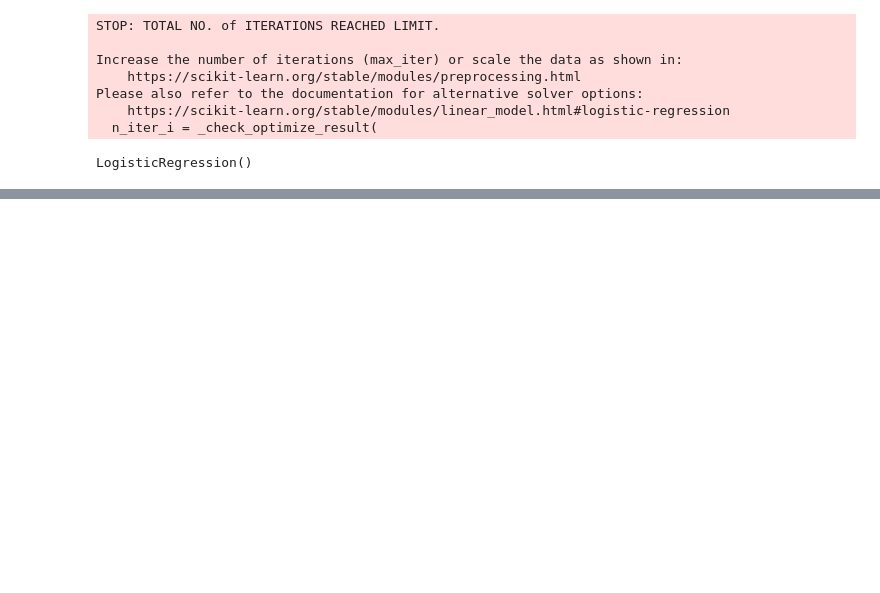
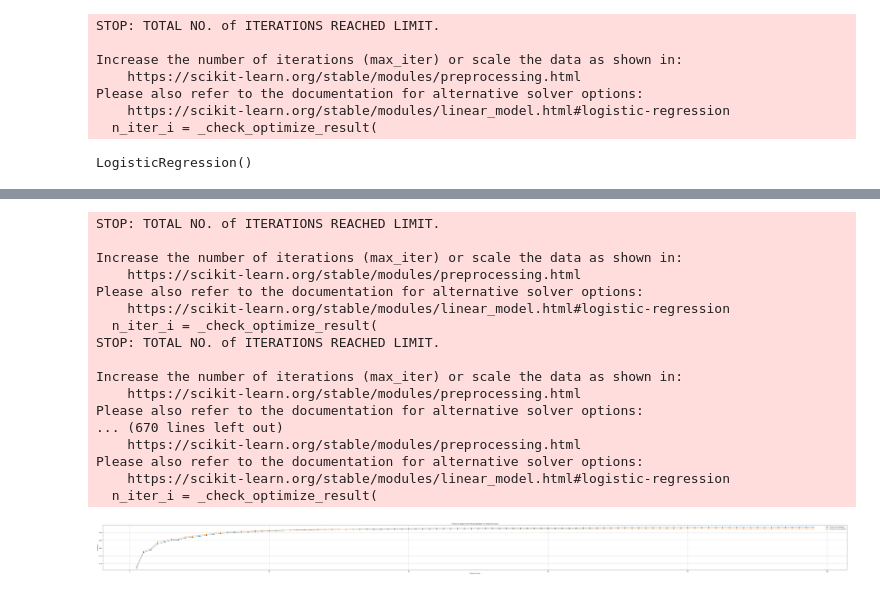
Before and after one commit to AnastasiaShynkarenko/AnastasiaShynkarenko.github.io, a Jupyter notebook: lab1.ipynb, the cells around one changed output, grey strips where cells are left out. Saved outputs shown, nothing was run; the diff lists cells and outputs as text; code cells hidden in the pictures; blank space fills up the shorter version.

```diff
--- a/lab1.ipynb
+++ b/lab1.ipynb
@@ -61,2 +32,0 @@ Epoch 5/5
-# %%
-model.fit(train_images, train_labels, epochs=10)
@@ -97,2 +32,0 @@ predictions = model.predict(test_images)
-# %%
-model.fit(test_images, test_labels, epochs=10)
@@ -196,16 +61,17 @@ LogisticRegression()
 # %%
-from sklearn.metrics import classification_report, confusion_matrix
-
+import numpy as np
+from sklearn.metrics import classification_report, confusion_matrix, accuracy_score
+test_images_flat = test_images.reshape(test_images.shape[0], -1)
 y_pred = model.predict(test_images_flat)
 
-accuracy = model.score(test_images_flat, test_labels)
-
-print(f'Test accuracy: {accuracy * 100:.2f}%')
+accuracy = accuracy_score(test_labels, y_pred)
+print(f'Тестова точність: {accuracy * 100:.2f}%')
 
 conf_matrix = confusion_matrix(test_labels, y_pred)
-print('Confusion Matrix:')
+print('Матриця плутанини:')
 print(conf_matrix)
+
 class_report = classification_report(test_labels, y_pred)
-print('Classification Report:')
+print('Звіт:')
 print(class_report)
 # %% [output]
@@ -226,5 +92,52 @@ Confusion Matrix:
     accuracy                           0.93     10000
    macro avg       0.92      0.92      0.92     10000
 weighted avg       0.93      0.93      0.93     10000
+# %%
+import matplotlib.pyplot as plt
+from sklearn.linear_model import LogisticRegression
+
+model = LogisticRegression(solver='lbfgs', max_iter=1000)
+
+train_accuracy = []
+test_accuracy = []
+
+epochs_range = range(1, 99)
+
+for num_epochs in epochs_range:
+
+    model.max_iter = num_epochs
+    model.fit(train_images_flat, train_labels)
+
+    train_accuracy.append(model.score(train_images_flat, train_labels))
+    test_accuracy.append(model.score(test_images_flat, test_labels))
+
+plt.figure(figsize=(99, 6))
+plt.plot(epochs_range, train_accuracy, marker='o', label='Точність на навчанні')
+plt.plot(epochs_range, test_accuracy, marker='o', label='Точність на тестуванні')
+plt.xlabel('Кількість епох')
+plt.ylabel('Точність')
+plt.title('Точність моделі логістичної регресії vs. Кількість епох')
+plt.legend()
+plt.grid(True)
+plt.show()
+# %% [output]
+STOP: TOTAL NO. of ITERATIONS REACHED LIMIT.
+
+Increase the number of iterations (max_iter) or scale the data as shown in:
+    https://scikit-learn.org/stable/modules/preprocessing.html
+Please also refer to the documentation for alternative solver options:
+    https://scikit-learn.org/stable/modules/linear_model.html#logistic-regression
+  n_iter_i = _check_optimize_result(
+STOP: TOTAL NO. of ITERATIONS REACHED LIMIT.
+
+Increase the number of iterations (max_iter) or scale the data as shown in:
+    https://scikit-learn.org/stable/modules/preprocessing.html
+Please also refer to the documentation for alternative solver options:
+... (670 lines left out)
+    https://scikit-learn.org/stable/modules/preprocessing.html
+Please also refer to the documentation for alternative solver options:
+    https://scikit-learn.org/stable/modules/linear_model.html#logistic-regression
+  n_iter_i = _check_optimize_result(
+[figure, added]
 # %%
 import matplotlib.pyplot as plt
```
Also changed, not shown: parts of 18 cells of this notebook.
